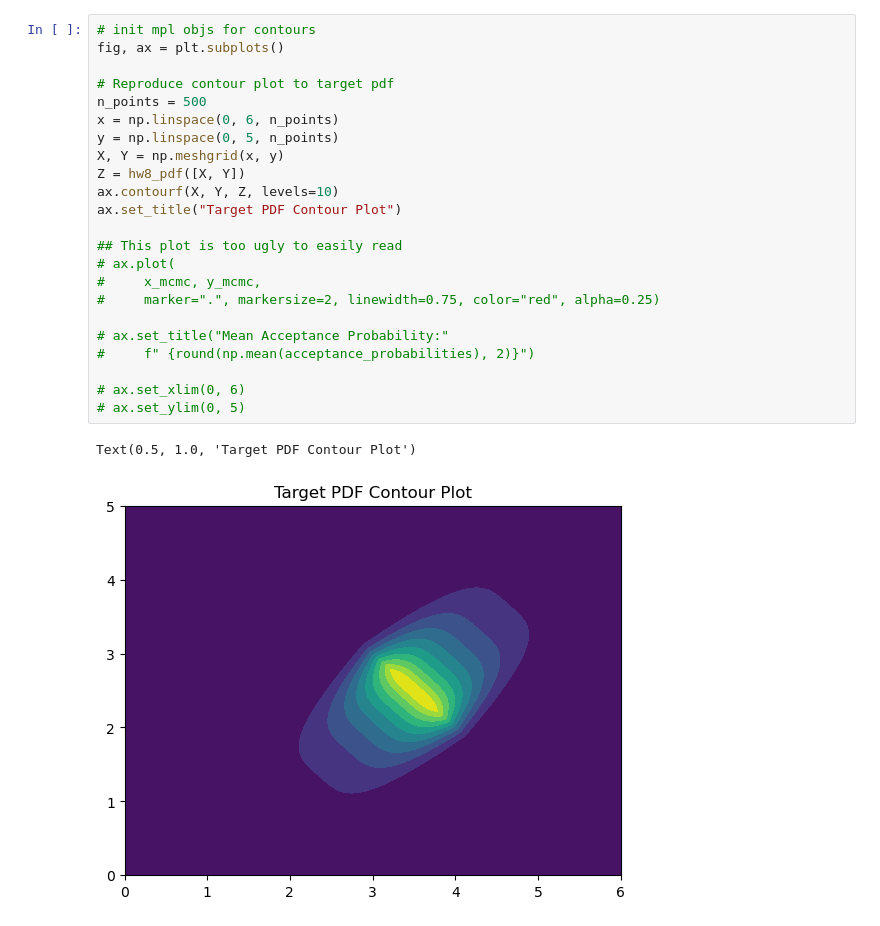
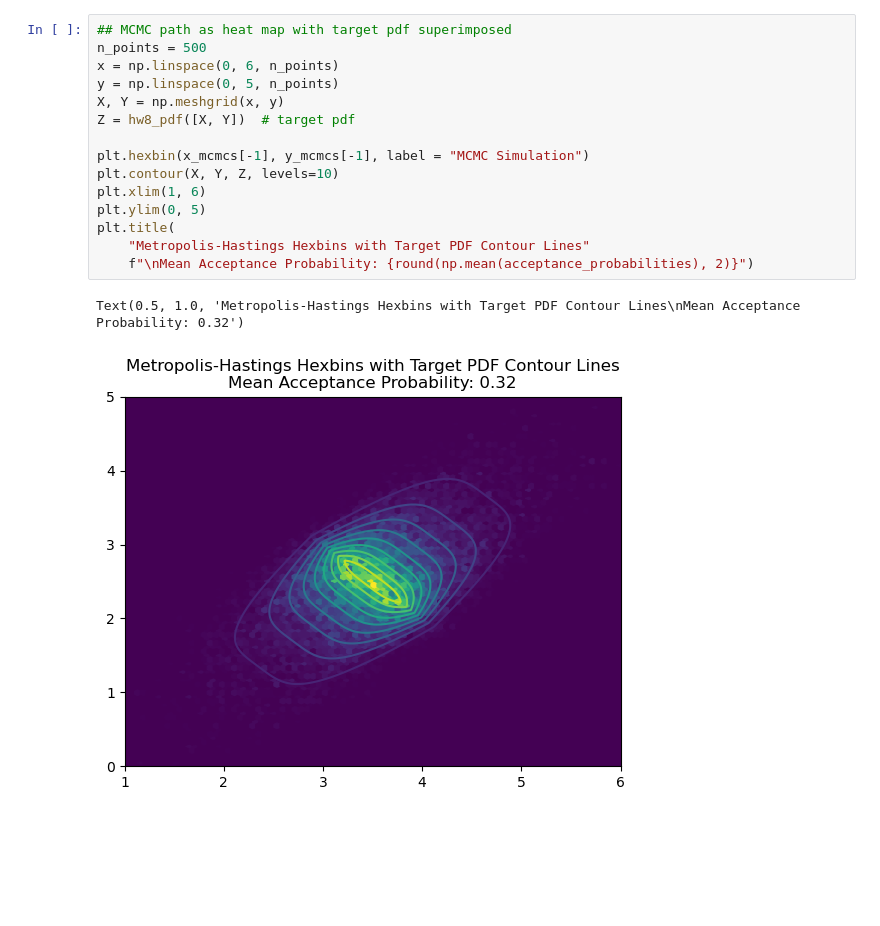
Before and after one commit to NiklasSchaaf/UQ_2023, a Jupyter notebook: homework_8/hw8_jf.ipynb, the cells around one changed output. Cells and saved outputs as stored; diff of their text form; blank space fills up the shorter version.

```diff
--- a/homework_8/hw8_jf.ipynb
+++ b/homework_8/hw8_jf.ipynb
@@ -25,26 +32,18 @@ y_mcmc = samples[burnin:, 1]
 # %%
-# init mpl objs for contours
-fig, ax = plt.subplots()
-
-# Reproduce contour plot to target pdf
+## MCMC path as heat map with target pdf superimposed
 n_points = 500
 x = np.linspace(0, 6, n_points)
 y = np.linspace(0, 5, n_points)
 X, Y = np.meshgrid(x, y)
-Z = hw8_pdf([X, Y])
-ax.contourf(X, Y, Z, levels=10)
-ax.set_title("Target PDF Contour Plot")
+Z = hw8_pdf([X, Y])  # target pdf
 
-## This plot is too ugly to easily read
-# ax.plot(
-#     x_mcmc, y_mcmc,
-#     marker=".", markersize=2, linewidth=0.75, color="red", alpha=0.25)
-
-# ax.set_title("Mean Acceptance Probability:"
-#     f" {round(np.mean(acceptance_probabilities), 2)}")
-
-# ax.set_xlim(0, 6)
-# ax.set_ylim(0, 5)
+plt.hexbin(x_mcmcs[-1], y_mcmcs[-1], label = "MCMC Simulation")
+plt.contour(X, Y, Z, levels=10)
+plt.xlim(1, 6)
+plt.ylim(0, 5)
+plt.title(
+    "Metropolis-Hastings Hexbins with Target PDF Contour Lines"
+    f"\nMean Acceptance Probability: {round(np.mean(acceptance_probabilities), 2)}")
 # %% [output]
-Text(0.5, 1.0, 'Target PDF Contour Plot')
+Text(0.5, 1.0, 'Metropolis-Hastings Hexbins with Target PDF Contour Lines\nMean Acceptance Probability: 0.32')
-[figure, old version]
+[figure, new version]
```
Also changed, not shown: parts of 4 cells of this notebook.
